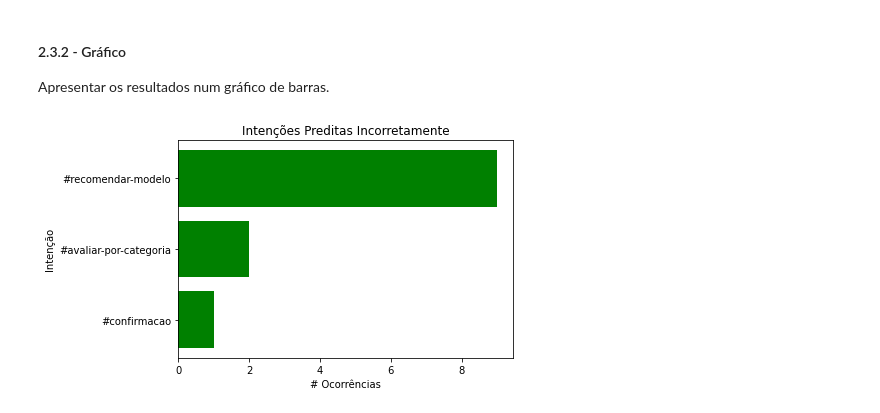
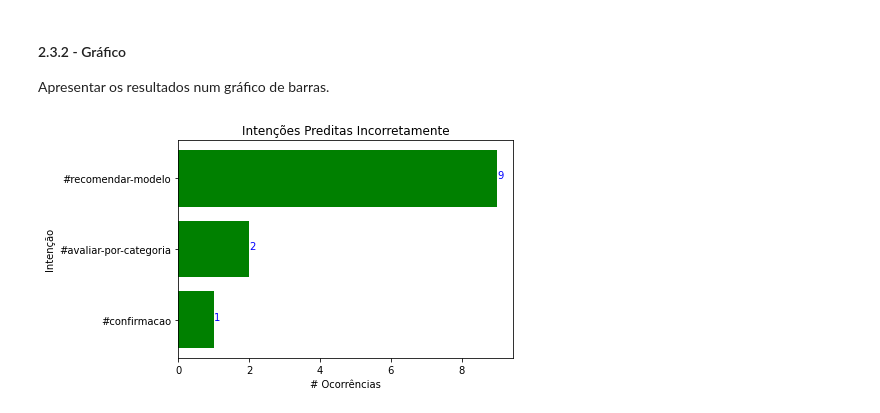
Before and after one commit to RafaelSchubert/furb-data-science-chatbot, a Jupyter notebook: analise/analise-desempenho.ipynb, the cells around one changed output. Saved outputs shown, nothing was run; the diff lists cells and outputs as text; code cells hidden in the pictures.

```diff
--- a/analise/analise-desempenho.ipynb
+++ b/analise/analise-desempenho.ipynb
@@ -385,12 +385,16 @@ Apresentar os resultados num gráfico de barras.
 # %%
 plt.barh(
     list(contagem_intencoes_incorretas.keys()),
     list(contagem_intencoes_incorretas.values()),
     color='green'
 )
 plt.title('Intenções Preditas Incorretamente')
 plt.xlabel('# Ocorrências')
 plt.ylabel('Intenção')
+
+for (k, v) in contagem_intencoes_incorretas.items():
+    plt.annotate(v, (v, k), color='blue')
+
 plt.show()
 # %% [output]
-[figure, old version]
+[figure, new version]
```
Also changed, not shown: parts of 8 cells of this notebook.
